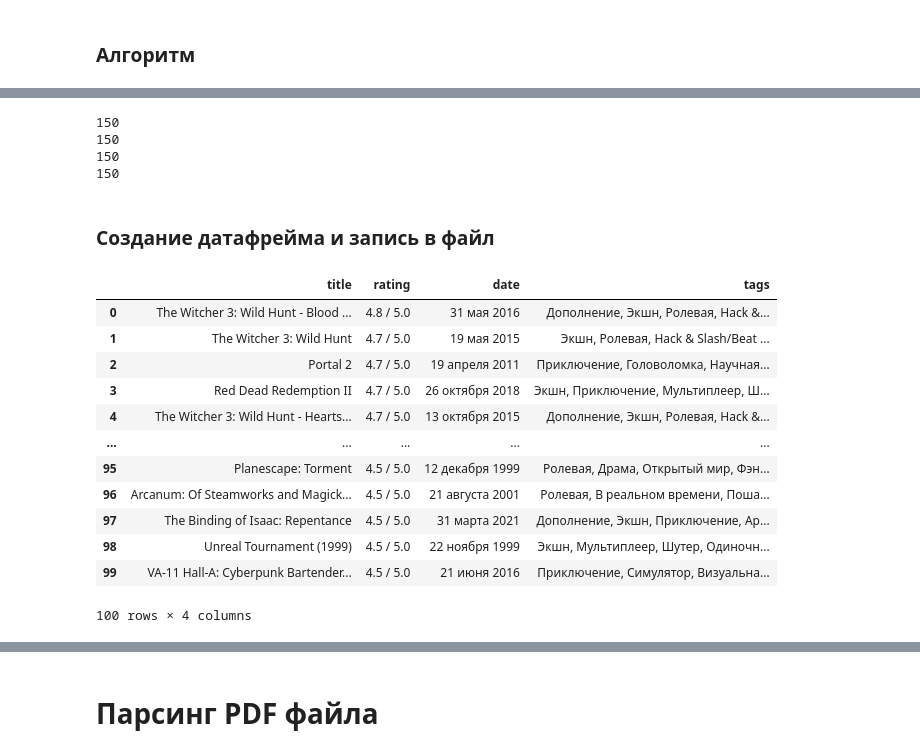
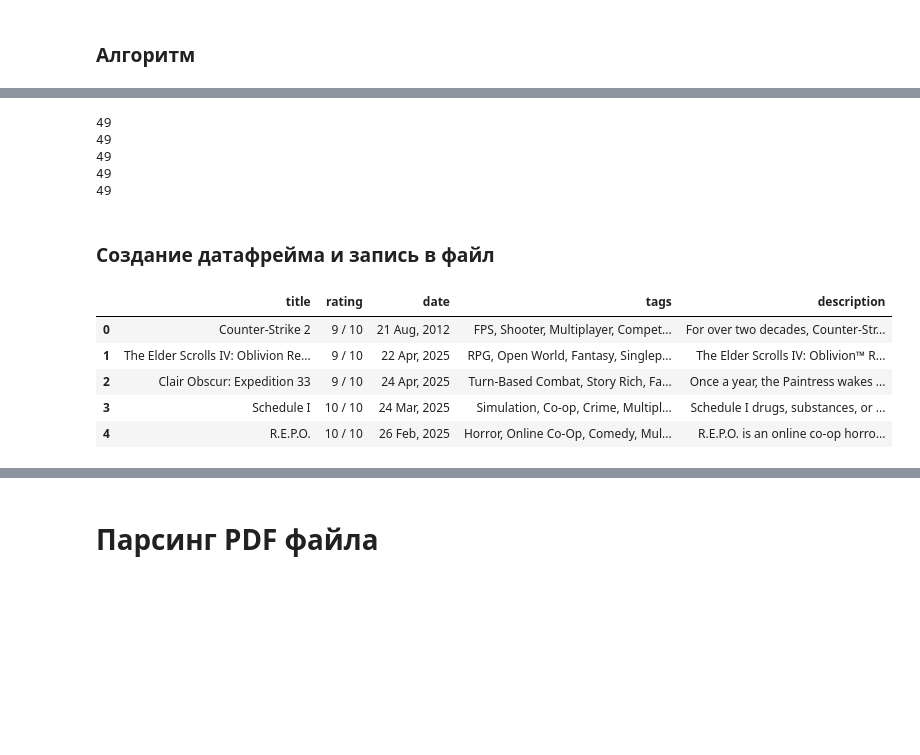
Before and after one commit to ArtemTop495/MOIBD, a Jupyter notebook: parsing.ipynb, the cells around one changed output, grey strips where cells are left out. Saved outputs shown, nothing was run; the diff lists cells and outputs as text; code cells hidden in the pictures; blank space fills up the shorter version.

```diff
--- a/parsing.ipynb
+++ b/parsing.ipynb
@@ -14,7 +14,7 @@ import glob
 #### Получение информации с сайта
 # %%
 # GET - запрос
-url = 'https://stopgame.ru/games/pc/best' # страница со всеми статьями
+url = 'https://store.steampowered.com/search/?filter=topsellers&ndl=1'
 page = requests.get(url)
 page.encoding = 'utf-8'
 # %%
@@ -50,5 +50,5 @@ soup
 # %%
-result_list = {'title': [], 'rating': [], 'date': [], 'tags': []}
+result_list = {'title': [], 'rating': [], 'date': [], 'tags': [], 'description': []}
 # %% [markdown]
 ### Алгоритм
 # %%
@@ -100,33 +101,28 @@ https://stopgame.ru/game/hades
 print(len(result_list['title']))
 print(len(result_list['rating']))
 print(len(result_list['date']))
+print(len(result_list['description']))
 print(len(result_list['tags']))
 # %% [output]
-150
-150
-150
-150
+49
+49
+49
+49
+49
 # %% [markdown]
 ### Создание датафрейма и запись в файл
 # %%
 file_name = 'games.csv'
 df = pd.DataFrame(data=result_list)
 df.to_csv(file_name)
-df.head(100)
+df.head()
 # %% [output]
-|  | title | rating | date | tags |
-| 0 | The Witcher 3: Wild Hunt - Blood ... | 4.8 / 5.0 | 31 мая 2016 | Дополнение, Экшн, Ролевая, Hack &... |
-| 1 | The Witcher 3: Wild Hunt | 4.7 / 5.0 | 19 мая 2015 | Экшн, Ролевая, Hack & Slash/Beat ... |
-| 2 | Portal 2 | 4.7 / 5.0 | 19 апреля 2011 | Приключение, Головоломка, Научная... |
-| 3 | Red Dead Redemption II | 4.7 / 5.0 | 26 октября 2018 | Экшн, Приключение, Мультиплеер, Ш... |
-| 4 | The Witcher 3: Wild Hunt - Hearts... | 4.7 / 5.0 | 13 октября 2015 | Дополнение, Экшн, Ролевая, Hack &... |
-| ... | ... | ... | ... | ... |
-| 95 | Planescape: Torment | 4.5 / 5.0 | 12 декабря 1999 | Ролевая, Драма, Открытый мир, Фэн... |
-| 96 | Arcanum: Of Steamworks and Magick... | 4.5 / 5.0 | 21 августа 2001 | Ролевая, В реальном времени, Поша... |
-| 97 | The Binding of Isaac: Repentance | 4.5 / 5.0 | 31 марта 2021 | Дополнение, Экшн, Приключение, Ар... |
-| 98 | Unreal Tournament (1999) | 4.5 / 5.0 | 22 ноября 1999 | Экшн, Мультиплеер, Шутер, Одиночн... |
-| 99 | VA-11 Hall-A: Cyberpunk Bartender... | 4.5 / 5.0 | 21 июня 2016 | Приключение, Симулятор, Визуальна... |
+|  | title | rating | date | tags | description |
+| 0 | Counter-Strike 2 | 9 / 10 | 21 Aug, 2012 | FPS, Shooter, Multiplayer, Compet... | For over two decades, Counter-Str... |
+| 1 | The Elder Scrolls IV: Oblivion Re... | 9 / 10 | 22 Apr, 2025 | RPG, Open World, Fantasy, Singlep... | The Elder Scrolls IV: Oblivion™ R... |
+| 2 | Clair Obscur: Expedition 33 | 9 / 10 | 24 Apr, 2025 | Turn-Based Combat, Story Rich, Fa... | Once a year, the Paintress wakes ... |
+| 3 | Schedule I | 10 / 10 | 24 Mar, 2025 | Simulation, Co-op, Crime, Multipl... | Schedule I drugs, substances, or ... |
+| 4 | R.E.P.O. | 10 / 10 | 26 Feb, 2025 | Horror, Online Co-Op, Comedy, Mul... | R.E.P.O. is an online co-op horro... |
-100 rows × 4 columns
 # %%
 df.info()
 # %% [output]
```
Also changed, not shown: parts of 13 cells of this notebook, 3 other files.
